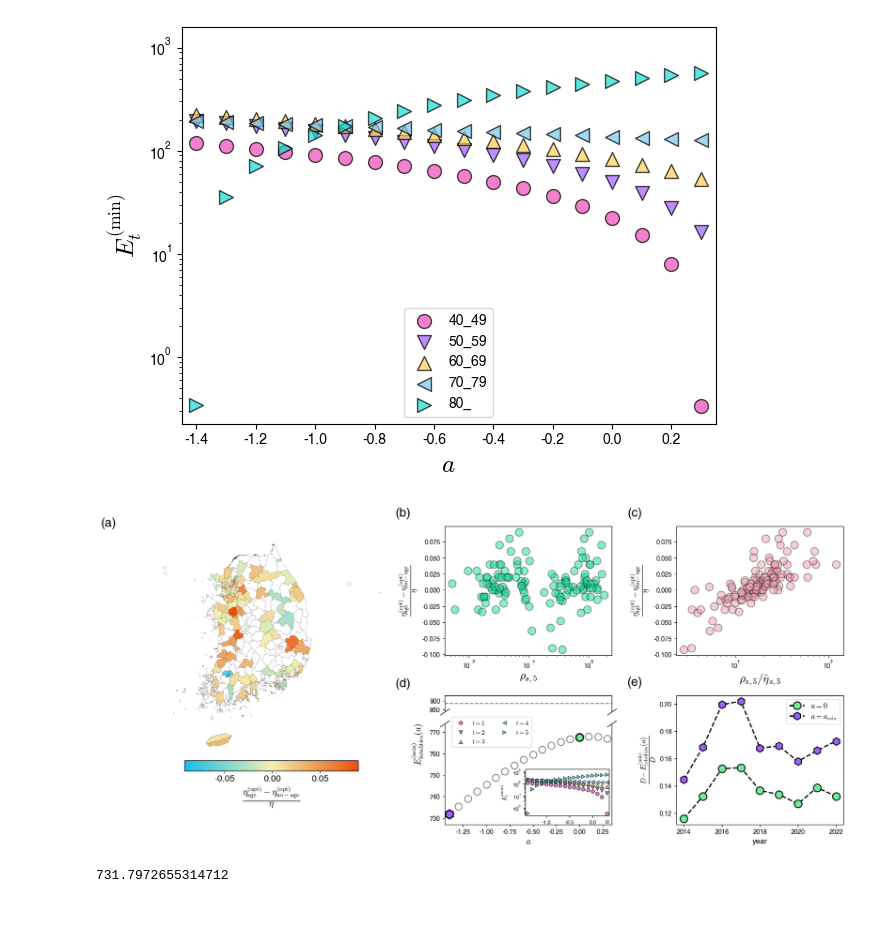
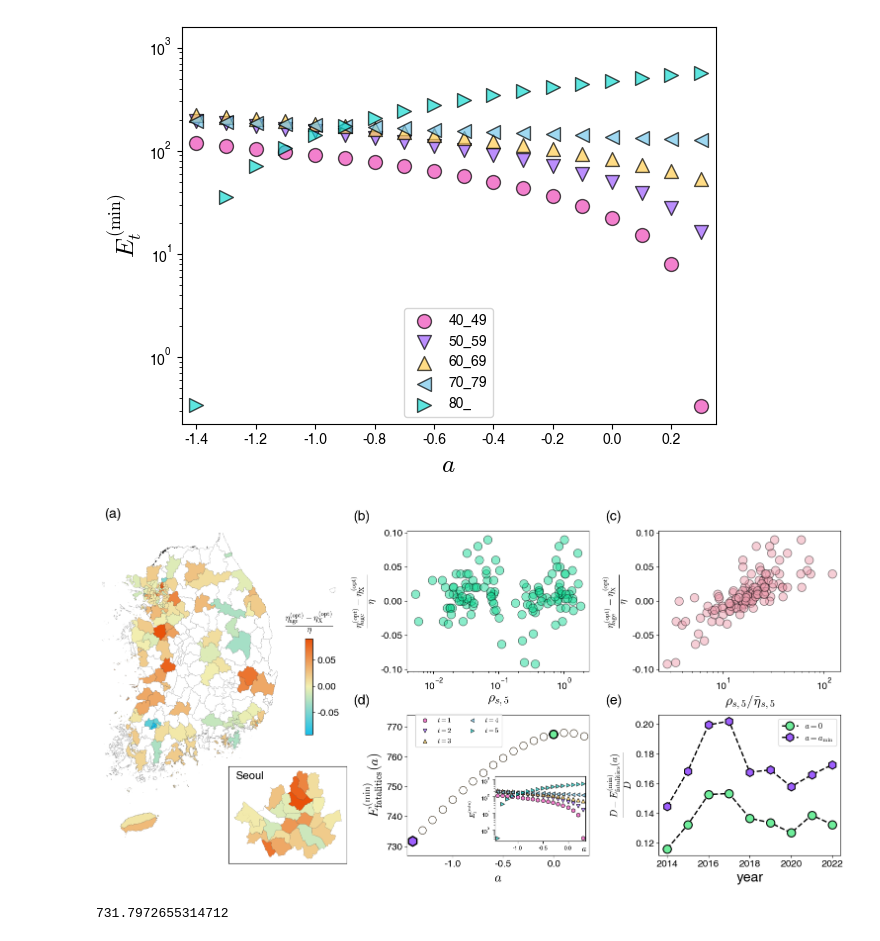
Before and after one commit to kwyosu7/Tuberculosis_hospital_optimization, a Jupyter notebook: article_figure_4.ipynb, the cells around one changed output. Saved outputs shown, nothing was run; the diff lists cells and outputs as text; code cells hidden in the pictures; blank space fills up the shorter version.

```diff
--- a/article_figure_4.ipynb
+++ b/article_figure_4.ipynb
@@ -381,21 +383,44 @@ title_pos=[-0.25, 1.1]
 """
 (a)
 """
-ax = fig.add_subplot(gs[:9,0])
+ax = fig.add_subplot(gs[:11,0])
 colors = ["#19BFE9", "#F2F0B2", "#E9510A"]#, '#FFFFFF'
 norm = Normalize(vmin=min(kr_sgg['y']), vmax=max(kr_sgg['y']))
 cmap = LinearSegmentedColormap.from_list('my_cmap', colors, gamma=1)
 kr_sgg.plot(column='y', ec='k', cmap=cmap, legend=False, norm=norm, alpha=1, linewidth=0.1, ax=ax)
 kr_sgg[kr_sgg['y'].isna()].plot(ec='k', color='#FFFFFF', alpha=1, linewidth=0.1, ax=ax)
-ax.set_xlim(kr_sgg.total_bounds[0], kr_sgg.total_bounds[2]+1000)
-ax.set_ylim(kr_sgg.total_bounds[1], kr_sgg.total_bounds[3])
+ax.set_xlim(kr_sgg.total_bounds[0]+90000, kr_sgg.total_bounds[2]-82000)
+ax.set_ylim(kr_sgg.total_bounds[1]-30000, kr_sgg.total_bounds[3]-5000)
 ax.axis('off')
-cbar_ax = inset_axes(ax, width='80%', height='5%', loc='lower center',
-                     bbox_to_anchor=(0, -0.1, 1, 1), bbox_transform=ax.transAxes, borderpad=0)
-cbar = plt.colorbar(plt.cm.ScalarMappable(norm=norm, cmap=cmap), cax=cbar_ax, orientation='horizontal')
-cbar.set_label(r'$\frac{\eta^\mathrm{(opt)}_{\mathrm{age}}-\eta^\mathrm{(opt)}_{\mathrm{no-age}}}{\eta}$', fontsize=20)
+# cbar_ax = inset_axes(ax, width='80%', height='5%', loc='lower center',
+#                      bbox_to_anchor=(0, -0.1, 1, 1), bbox_transform=ax.transAxes, borderpad=0)
+# cbar = plt.colorbar(plt.cm.ScalarMappable(norm=norm, cmap=cmap), cax=cbar_ax, orientation='horizontal')
+cbar_ax = inset_axes(ax, width='3%', height='30%', loc='lower center',
+                     bbox_to_anchor=(0.38, 0.37, 1, 1), bbox_transform=ax.transAxes, borderpad=0)
+cbar = plt.colorbar(plt.cm.ScalarMappable(norm=norm, cmap=cmap), cax=cbar_ax, orientation='vertical')
+# cbar.set_label(r'$\frac{\eta^\mathrm{(opt)}_{\mathrm{age}}-\eta^\mathrm{(opt)}_{\mathrm{X}}}{\eta}$', fontsize=20)
+ax.text(0.88, 0.72, r'$\frac{\eta^\mathrm{(opt)}_{\mathrm{age}}-\eta^\mathrm{(opt)}_{\mathrm{X}}}{\eta}$', fontsize=18,  ha='center', va='center',transform=ax.transAxes)
 cbar.ax.tick_params(labelsize=14)
-ax.text(title_pos[0], title_pos[1], '('+title_list[0]+')', fontsize=title_size,  ha='center', va='center',transform=ax.transAxes)
+ax.text(title_pos[0]+0.3, title_pos[1]-0.04, '('+title_list[0]+')', fontsize=title_size,  ha='center', va='center',transform=ax.transAxes)
+
+"""
+(a) inset
+"""
+# 예: 기존 큰 축 ax 안에 inset 축 만들기
+seoul_sgg = kr_sgg[:25].copy()
+inset_ax1 = inset_axes(ax, width="25%", height="20%", loc='upper right',
+                      bbox_to_anchor=(-0.93, -1.66, 2, 2),
+                      bbox_transform=ax.transAxes,
+                      borderpad=1)
+seoul_sgg.plot(column='y', ec='k', cmap=cmap, legend=False, norm=norm, alpha=1, linewidth=0.1, ax=inset_ax1)
+seoul_sgg[kr_sgg['y'].isna()].plot(ec='k', color='#FFFFFF', alpha=1, linewidth=0.1, ax=inset_ax1)
+# inset_ax1.axis('off')
+inset_ax1.set_xticks([])  # x축 눈금 제거
+inset_ax1.set_yticks([])  # y축 눈금 제거
+inset_ax1.text(title_pos[0]+0.43, title_pos[1]-0.2, 'Seoul', fontsize=16,  ha='center', va='center',transform=inset_ax1.transAxes)
+# inset_ax1.set_xlim(kr_sgg.total_bounds[0]+120000, kr_sgg.total_bounds[2]-200000)
+# inset_ax1.set_ylim(kr_sgg.total_bounds[1]-30000, kr_sgg.total_bounds[3]+500000)
+
 """
 (b)
 """
@@ -408,9 +433,12 @@ for age in age_list[4:]:
     c+=1
 ax.set_xscale('log')
 # ax.set_yscale('log')
-ax.set_xlabel(r'$\rho_{s,5}$',size=18)
-ax.set_ylabel(r'$\frac{\eta^\mathrm{(opt)}_\mathrm{age}-\eta^\mathrm{(opt)}_\mathrm{no-age}}{\eta}$',size=18)
+ax.set_xlabel(r'$\rho_{s,5}$',size=20)
+ax.set_ylabel(r'$\frac{\eta^\mathrm{(opt)}_\mathrm{age}-\eta^\mathrm{(opt)}_\mathrm{X}}{\eta}$',size=20)
+ax.tick_params(axis='both', labelsize=14)
 # ax.legend(loc=3,fontsize='small',ncol=2)
+ax.set_ylim(-0.103, 0.103)
+ax.yaxis.set_major_locator(ticker.MaxNLocator(nbins=5, prune='both'))
 ax.text(title_pos[0], title_pos[1], '('+title_list[1]+')', fontsize=title_size, ha='center', va='center', transform=ax.transAxes)
 """
 (c)
@@ -423,19 +451,22 @@ ax=fig.add_subplot(gs[0:5, 2])
 ax.scatter(x,y, ec='k', alpha=0.5, c="#EE9EAF", s=150)
 ax.set_xscale('log')
 # ax.set_yscale('log')
-ax.set_xlabel(r'$\rho_{s,5}/ \tilde\eta_{s,5}$',size=18)
-ax.set_ylabel(r'$\frac{\eta^\mathrm{(opt)}_\mathrm{age}-\eta^\mathrm{(opt)}_\mathrm{no-age}}{\eta}$',size=18)
+ax.set_xlabel(r'$\rho_{s,5}/ \tilde\eta_{s,5}$',size=20)
+ax.set_ylabel(r'$\frac{\eta^\mathrm{(opt)}_\mathrm{age}-\eta^\mathrm{(opt)}_\mathrm{X}}{\eta}$',size=20)
+ax.set_ylim(-0.103, 0.103)
+ax.tick_params(axis='both', labelsize=14)
+ax.yaxis.set_major_locator(ticker.MaxNLocator(nbins=5, prune='both'))
 ax.text(title_pos[0], title_pos[1], '('+title_list[2]+')', fontsize=title_size, ha='center', va='center', transform=ax.transAxes)
 """
 (d)
 """
-ax0 = fig.add_subplot(gs[6, 1])
-ax0.axhline(D_40, color='gray', linestyle='--', linewidth=1.5)
-ax0.text(title_pos[0], title_pos[1]+0.6, '(d)', fontsize=title_size,  ha='center', va='center',transform=ax0.transAxes)
-ax0.get_xaxis().set_visible(False)
-ax0.tick_params(axis='y', labelsize=10)
+# ax0 = fig.add_subplot(gs[6, 1])
+# ax0.axhline(D_40, color='gray', linestyle='--', linewidth=1.5)
+# ax0.text(title_pos[0], title_pos[1]+0.6, '(d)', fontsize=title_size,  ha='center', va='center',transform=ax0.transAxes)
+# ax0.get_xaxis().set_visible(False)
+# ax0.tick_params(axis='y', labelsize=10)
 
-ax = fig.add_subplot(gs[7:, 1])
+ax = fig.add_subplot(gs[6:, 1])
 ax.scatter(np.linspace(-2,1,31), E_list, c='w', s=120, ec=rgb_to_hex(89,80,65)) #label=str(year)
 ax.scatter(np.linspace(-2,1,31)[20], E_list[20], marker='o', ec='k',s=140,c=rgb_to_hex(111,237,155),linewidth=2)
 # ax.scatter(np.linspace(-0.15,0.05,21)[i_001_], E_list[i_001_], marker='s', ec='k',s=120,c=rgb_to_hex(237,74,184))
@@ -443,18 +474,20 @@ ax.scatter(np.linspace(-2,1,31)[a_min], E_list[a_min], marker='h', ec='k',s=200,
 # ax.scatter(np.linspace(-0.15,0.05,21)[i_003], E_list[i_003], marker='o', ec='k',s=140,c=rgb_to_hex(158,95,253))
 ax.set_xlim(-1.45, 0.35)
 ax.set_ylim(727, 774)
-ax.tick_params(axis='x', labelsize=10, labelrotation=0)
-ax.tick_params(axis='y', labelsize=10)
-ax.set_xlabel(r'$a$', size=14)
+ax.tick_params(axis='x', labelsize=14, labelrotation=0)
+ax.tick_params(axis='y', labelsize=14)
+ax.set_xlabel(r'$a$', size=20)
+ax.set_ylabel(r'$E^{\mathrm{(min)}}_\mathrm{fatalities}(a)$', size=20)
+ax.text(title_pos[0], title_pos[1], '('+title_list[3]+')', fontsize=title_size, ha='center', va='center', transform=ax.transAxes)
 # how big to make the diagonal lines in axes coordinates
-d = .7
-kwargs = dict(marker=[(-1, -d), (1, d)], markersize=15, linestyle="none", color='k', clip_on=False)
+# d = .7
+# kwargs = dict(marker=[(-1, -d), (1, d)], markersize=15, linestyle="none", color='k', clip_on=False)
 
-ax0.plot([0, 1], [0, 0], transform=ax0.transAxes, **kwargs)
-ax.plot([0, 1], [1, 1], transform=ax.transAxes, **kwargs)
-fig.text(0.4, 0.30, r'$E^{\mathrm{(min)}}_\mathrm{fatalities}(a)$', va='center', rotation = 'vertical', fontsize = 14)
-ax0.spines['bottom'].set_visible(False)
-ax.spines['top'].set_visible(False)
+# ax0.plot([0, 1], [0, 0], transform=ax0.transAxes, **kwargs)
+# ax.plot([0, 1], [1, 1], transform=ax.transAxes, **kwargs)
+# fig.text(0.4, 0.30, r'$E^{\mathrm{(min)}}_\mathrm{fatalities}(a)$', va='center', rotation = 'vertical', fontsize = 14)
+# ax0.spines['bottom'].set_visible(False)
+# ax.spines['top'].set_visible(False)
 """
 (d) inset
 """
@@ -474,38 +507,37 @@ for age_i in range(5):
                      s=30,
                      marker=mark[age_i],
                      label=age[age_i],
                      alpha=0.7)
 
 inset_ax.set_xlim(np.linspace(-2, 1, 31)[a_min] - 0.05,
                   np.linspace(-2, 1, 31)[a_max] + 0.05)
 inset_ax.set_yscale('log')
 # inset_ax.set_xlabel(r'$a$', size=10)
 inset_ax.set_ylabel(r'$E^\mathrm{(min)}_t$', size=10)
 inset_ax.tick_params(labelsize=8)
 inset_ax.legend(fontsize=10, loc='lower center',  bbox_to_anchor=(-0.4, 1.4),frameon=True,ncol=2)
 inset_ax.text(0.98, -0.12, r'$a$', fontsize=12,  ha='center', va='center',transform=inset_ax.transAxes)
 """
 (e)
 """
 ax1=fig.add_subplot(gs[6:,2])
 y_0 = (np.array(D_list) - np.array(E_a_0))/np.array(D_list)
 y_min = (np.array(D_list)-np.array(E_a_min))/np.array(D_list)
 ax1.plot(range(2014,2023), y_0, marker='o', mfc=rgb_to_hex(111,237,155) , mew=1.5,c='k', linestyle='--', linewidth=2, ms=12, label=r'$a=0$')
 ax1.plot(range(2014,2023), y_min, marker='h', c='k', mew=1.5,ms=12 , mfc=rgb_to_hex(158,95,253), linestyle='--', linewidth=2, label=r'$a=a_\mathrm{min}$')
-ax1.set_ylabel(r'$\frac{D-E^{\mathrm{(min)}}_\mathrm{fatalities}(a)}{D}$', size=16)
-ax1.set_xlabel(r'year', size=12)
-ax1.tick_params(axis='x', labelsize=10, labelrotation=0)
-ax1.tick_params(axis='y', labelsize=10)
+ax1.set_ylabel(r'$\frac{D-E^{\mathrm{(min)}}_\mathrm{fatalities}(a)}{D}$', size=20)
+ax1.set_xlabel(r'year', size=20)
+ax1.tick_params(axis='both', labelsize=14)
 ax1.legend(loc=1, fontsize='large')
 ax1.text(title_pos[0], title_pos[1], '(e)', fontsize=title_size,  ha='center', va='center',transform=ax1.transAxes)
 
 
 # plt.tight_layout()
 plt.subplots_adjust(left=0.08, right=0.96, top=0.9, bottom=0.08, wspace=0.35, hspace=0.72)
 plt.savefig('/home/users/YongsungKwon/workplace/Yongpyter/Tuberculosis_hospital_optimization/data_result/figure/fig4.png',dpi=300,transparent=True)
 plt.show()
 # %% [output]
-[figure, old version]
+[figure, new version]
 # %%
 E_list[a_min]
 # %% [output]
```
Also changed, not shown: parts of 1 cell of this notebook.
